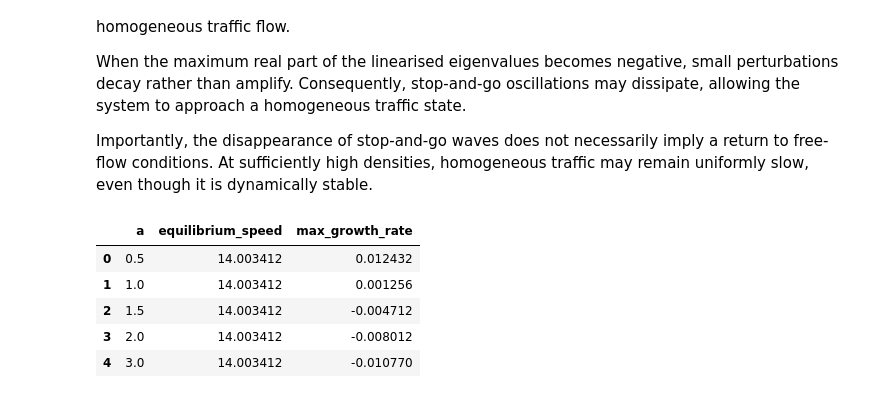
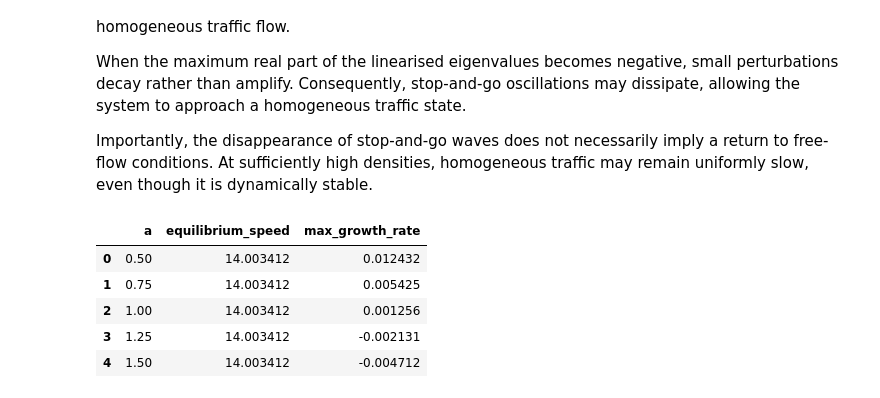
Before and after one commit to laozhongjie/agent-based-traffic-modeling, a Jupyter notebook: notebooks/e/IDM_ring_equilibrium_stability.ipynb, the cells around one changed output. Cells and saved outputs as stored; diff of their text form; code cells hidden in the pictures.

```diff
--- a/notebooks/e/IDM_ring_equilibrium_stability.ipynb
+++ b/notebooks/e/IDM_ring_equilibrium_stability.ipynb
@@ -1252,31 +1261,31 @@ When the maximum real part of the linearised eigenvalues becomes negative, small
 
 Importantly, the disappearance of stop-and-go waves does not necessarily imply a return to free-flow conditions. At sufficiently high densities, homogeneous traffic may remain uniformly slow, even though it is dynamically stable.
 # %%
-a_values = [0.5, 1.0, 1.5, 2.0, 3.0]
+a_values = [0.5, 0.75, 1.0, 1.25, 1.5]
 
 density = 35
 
 rows = []
 
 for a in a_values:
     params = IDM.copy()
     params["a"] = a
 
     v_e = calculate_equilibrium_speed(density, params)
 
     eig_df = calculate_idm_eigenvalues(density, n_vehicles=48, params=params)
 
     rows.append(
         {"a": a, "equilibrium_speed": v_e, "max_growth_rate": eig_df["real"].max()}
     )
 
 comparison = pd.DataFrame(rows)
 
 display(comparison)
 # %% [output]
 |  | a | equilibrium_speed | max_growth_rate |
-| 0 | 0.5 | 14.003412 | 0.012432 |
-| 1 | 1.0 | 14.003412 | 0.001256 |
-| 2 | 1.5 | 14.003412 | -0.004712 |
-| 3 | 2.0 | 14.003412 | -0.008012 |
-| 4 | 3.0 | 14.003412 | -0.010770 |
+| 0 | 0.50 | 14.003412 | 0.012432 |
+| 1 | 0.75 | 14.003412 | 0.005425 |
+| 2 | 1.00 | 14.003412 | 0.001256 |
+| 3 | 1.25 | 14.003412 | -0.002131 |
+| 4 | 1.50 | 14.003412 | -0.004712 |
```
Also changed, not shown: parts of 6 cells of this notebook.
